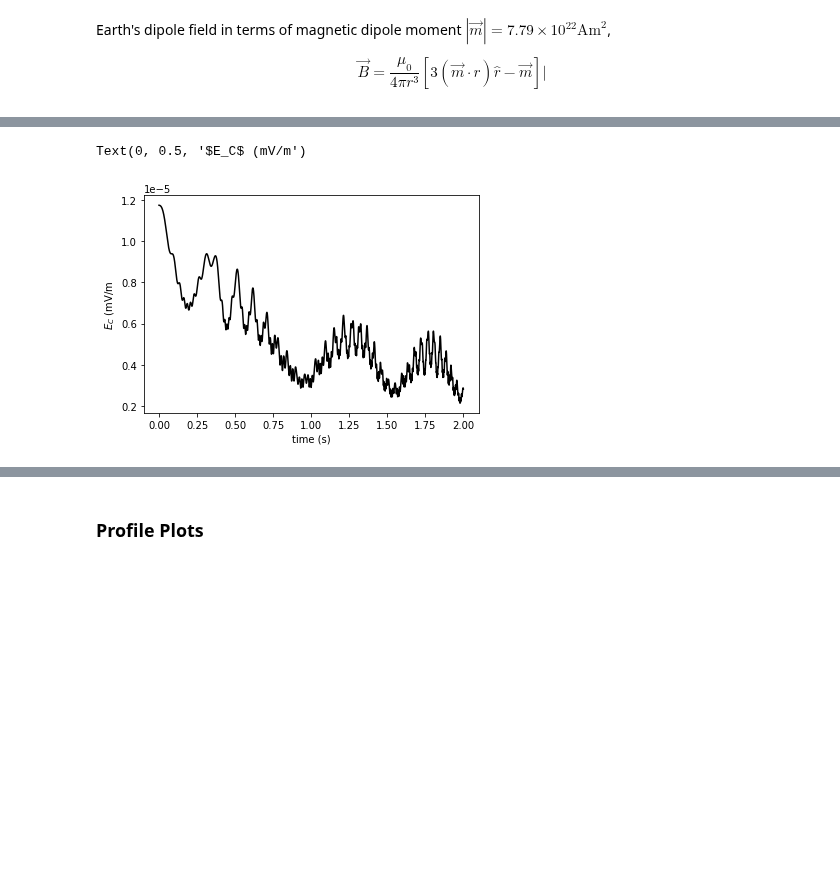
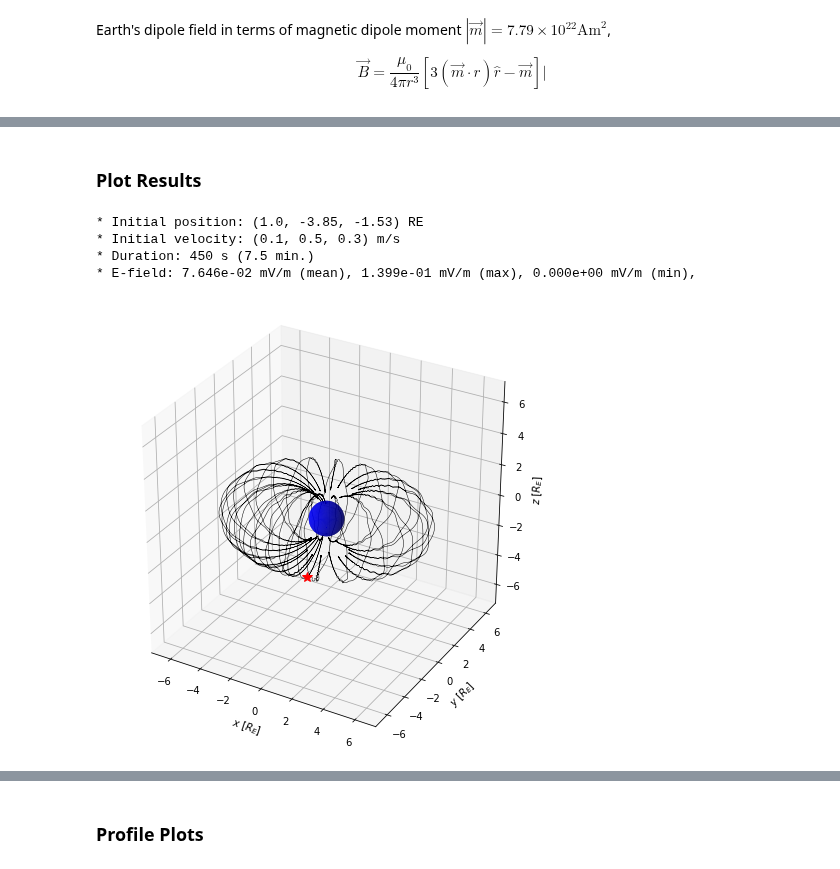
Before and after one commit to argallmr/imef, a Jupyter notebook: particle-tracing/boris-tracing/Dipole-VS.ipynb, the cells around one changed output, grey strips where cells are left out. Cells and saved outputs as stored; diff of their text form; code cells hidden in the pictures; blank space fills up the shorter version.

```diff
--- a/particle-tracing/boris-tracing/Dipole-VS.ipynb
+++ b/particle-tracing/boris-tracing/Dipole-VS.ipynb
@@ -185,7 +144,59 @@ plt.show()
-# %%
-plt.plot(tdat, edat, 'k')
-plt.xlabel('time (s)')
-plt.ylabel('$E_C$ (mV/m')
-# %% [output]
-Text(0, 0.5, '$E_C$ (mV/m')
-[figure, removed]
+# %% [markdown]
+### Plot Results
+# %%
+fig = plt.figure(figsize=(8, 8))
+ax = plt.axes(projection='3d')
+
+# radius of earth [m]
+RE = 6371000
+
+# convert coordinates in units [RE]
+rscale = rdat/RE
+
+# plot dipole field data
+ax.plot3D(rscale[:,0],rscale[:,1],rscale[:,2],'k',linewidth=0.5)
+
+# plot starting point
+ax.plot(rscale[0][0],rscale[0][1],rscale[0][2],'r',marker='*', markersize=10)
+
+# plot 3D earth
+earth3D(1)
+
+# graph correction, keeps origin (0,0,0) at center
+ranges = []
+ranges.append(math.ceil(max(abs(rscale[:,0]))))
+ranges.append(math.ceil(min(abs(rscale[:,0]))))
+ranges.append(math.ceil(max(abs(rscale[:,1]))))
+ranges.append(math.ceil(min(abs(rscale[:,1]))))
+ranges.append(math.ceil(max(abs(rscale[:,2]))))
+ranges.append(math.ceil(min(abs(rscale[:,2]))))
+
+axrng = max(ranges)
+
+ax.set_xlim([-axrng, axrng])
+ax.set_ylim([-axrng, axrng])
+ax.set_zlim([-axrng, axrng])
+
+# plot attributes
+ax.set_box_aspect([1,1,1])
+ax.set_xlabel('$x$ [$R_E$]')
+ax.set_ylabel('$y$ [$R_E$]')
+ax.set_zlabel('$z$ [$R_E$]')
+
+# save figure
+# fname = 'plot_ptrace_start'
+# plt.savefig('../bin/'+fname+'.png',bbox_inches='tight', dpi=150)
+
+# diagnostic data
+print(f'* Initial position: {rscale[0][0], rscale[0][1], rscale[0][2]} RE')
+print(f'* Initial velocity: {vdat[0][0], vdat[0][1], vdat[0][2]} m/s')
+print(f'* Duration: {tf} s ({round(tf/60,2)} min.)')
+print(f'* E-field: {np.mean(emag):.3e} mV/m (mean), {max(emag):.3e} mV/m (max), {min(emag):.3e} mV/m (min), ')
+
+plt.show()
+# %% [output]
+* Initial position: (1.0, -3.85, -1.53) RE
+* Initial velocity: (0.1, 0.5, 0.3) m/s
+* Duration: 450 s (7.5 min.)
+* E-field: 7.646e-02 mV/m (mean), 1.399e-01 mV/m (max), 0.000e+00 mV/m (min),
+[figure, added]
```
Also changed, not shown: parts of 7 cells of this notebook, 3 other files.
